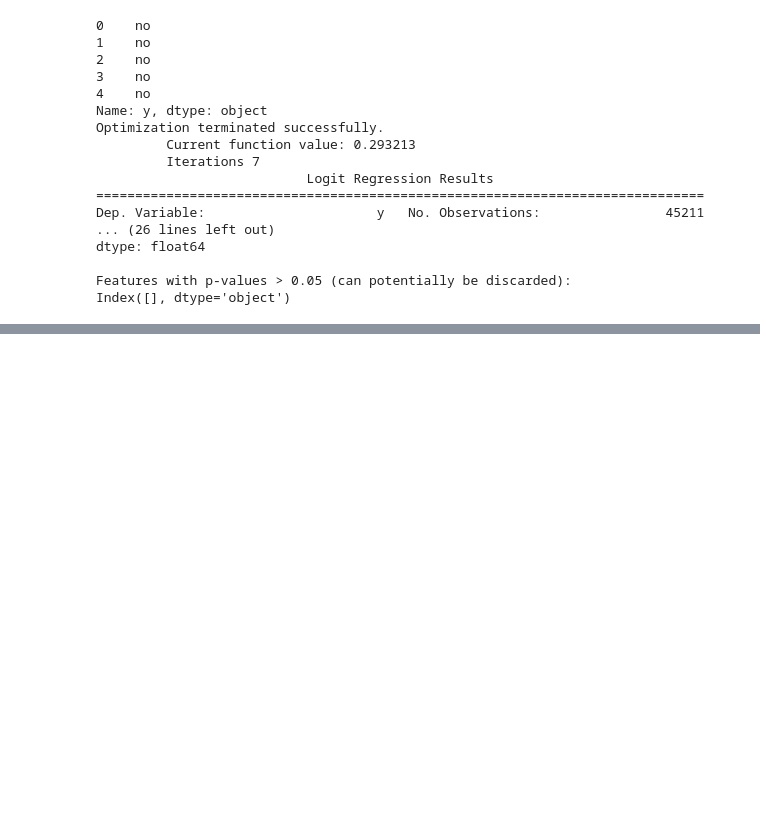
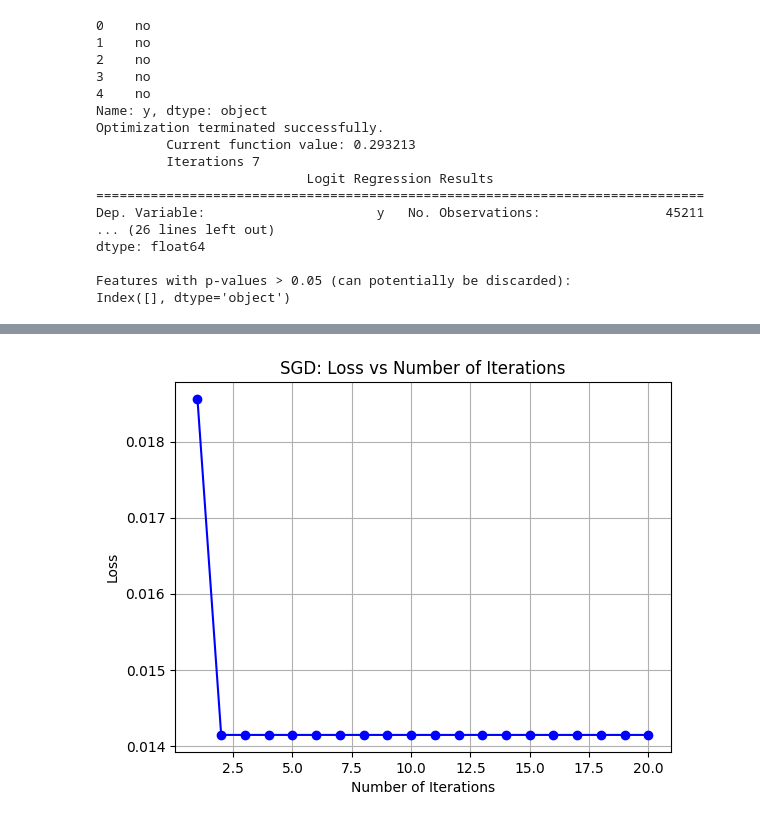
Before and after one commit to uvinduuu/EN3150-PatternRecognition, a Jupyter notebook: Assignment 2/Assognment02.ipynb, the cells around one changed output, grey strips where cells are left out. Cells and saved outputs as stored; diff of their text form; code cells hidden in the pictures; blank space fills up the shorter version.

```diff
--- a/Assignment 2/Assognment02.ipynb
+++ b/Assignment 2/Assognment02.ipynb
@@ -557,0 +656,62 @@ Index([], dtype='object')
+# %%
+import numpy as np
+import matplotlib.pyplot as plt
+from sklearn.datasets import make_blobs
+
+# Generate synthetic data
+np.random.seed(0)
+centers = [[-5, 0], [5, 1.5]]
+X, y = make_blobs(n_samples=2000, centers=centers, random_state=5)
+
+# Add a bias term to X (column of ones)
+X = np.c_[np.ones(X.shape[0]), X]
+
+# Initialize weights randomly
+np.random.seed(1)
+weights = np.random.normal(0, 0.01, X.shape[1])
+
+# Hyperparameters
+learning_rate = 0.01
+n_iterations = 20
+
+# To store the loss over iterations
+sgd_losses = []
+
+# Stochastic Gradient Descent
+for iteration in range(n_iterations):
+    total_loss = 0  # Track loss for the current iteration
+
+    # Loop through each data point
+    for i in range(X.shape[0]):
+        # Get a single data point
+        x_i = X[i, :]
+        y_i = y[i]
+
+        # Prediction for a single data point
+        prediction = np.dot(x_i, weights)
+
+        # Calculate the loss (Mean Squared Error for this point)
+        loss = (prediction - y_i) ** 2
+        total_loss += loss
+
+        # Calculate the gradient for this data point
+        gradient = 2 * x_i * (prediction - y_i)
+
+        # Update weights using the gradient
+        weights -= learning_rate * gradient
+
+    # Average loss over all data points for this iteration
+    avg_loss = total_loss / X.shape[0]
+    sgd_losses.append(avg_loss)
+
+    # Print the average loss for each iteration
+    print(f"Iteration {iteration + 1}/{n_iterations}, Loss: {avg_loss:.4f}")
+
+# Plot the loss with respect to the number of iterations
+plt.plot(range(1, n_iterations + 1), sgd_losses, marker='o', linestyle='-', color='b')
+plt.title('SGD: Loss vs Number of Iterations')
+plt.xlabel('Number of Iterations')
+plt.ylabel('Loss')
+plt.grid(True)
+plt.show()
+# %% [output]
@@ -557,0 +738 @@ Index([], dtype='object')
+[figure, added]
```
Also changed, not shown: parts of 6 cells of this notebook, 4 other files.
